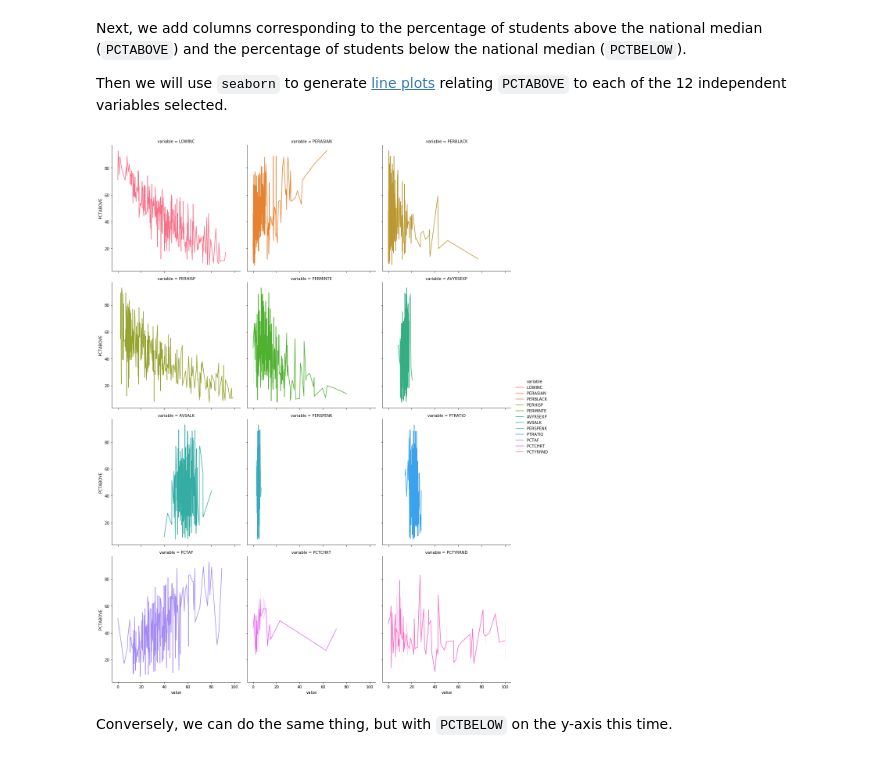
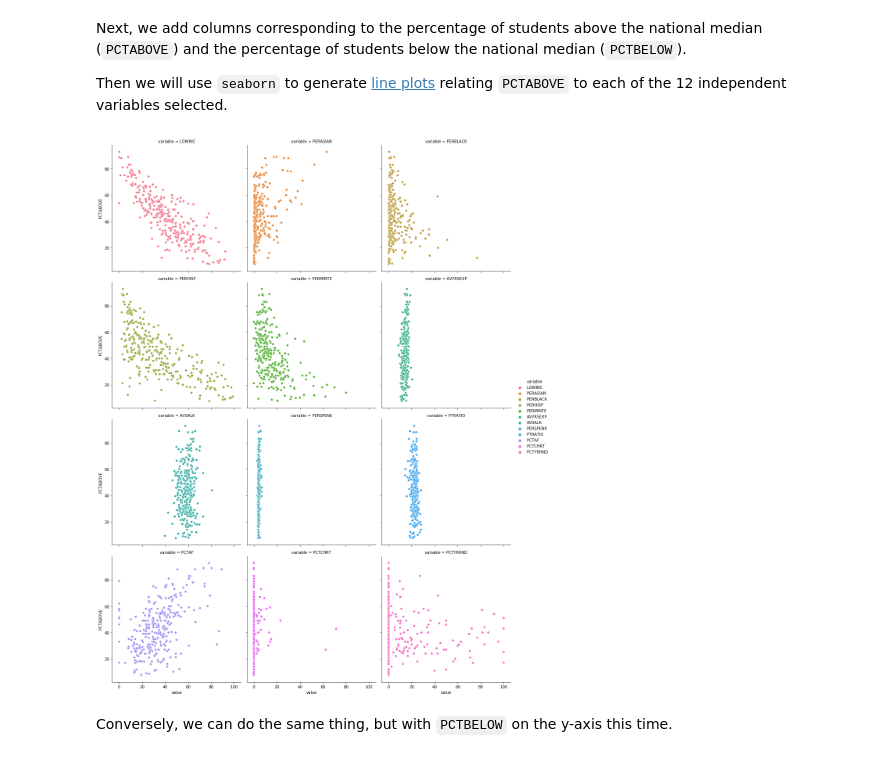
Before and after one commit to zrcjessica/ml_concepts, a Jupyter notebook: GLM_tutorial.ipynb, the cells around one changed output. Saved outputs shown, nothing was run; the diff lists cells and outputs as text; code cells hidden in the pictures.

```diff
--- a/GLM_tutorial.ipynb
+++ b/GLM_tutorial.ipynb
@@ -101,12 +101,12 @@ Then we will use `seaborn` to generate [line plots](https://seaborn.pydata.org/g
 # %%
 plot_df['PCTABOVE'] = 100*plot_df['NABOVE']/(plot_df['NABOVE']+plot_df['NBELOW'])
 plot_df['PCTBELOW'] = 100*plot_df['NBELOW']/(plot_df['NABOVE']+plot_df['NBELOW'])
 
-sns.relplot(x = 'value', y = 'PCTABOVE', hue = 'variable', kind='line',
+sns.relplot(x = 'value', y = 'PCTABOVE', hue = 'variable', kind='scatter',
              col = 'variable', col_wrap=3, aspect=1, data = plot_df)
 plt.show()
 # %% [output]
-[figure, old version]
+[figure, new version]
 # %% [markdown]
 Conversely, we can do the same thing, but with `PCTBELOW` on the y-axis this time.
 # %%
```
Also changed, not shown: parts of 7 cells of this notebook.
